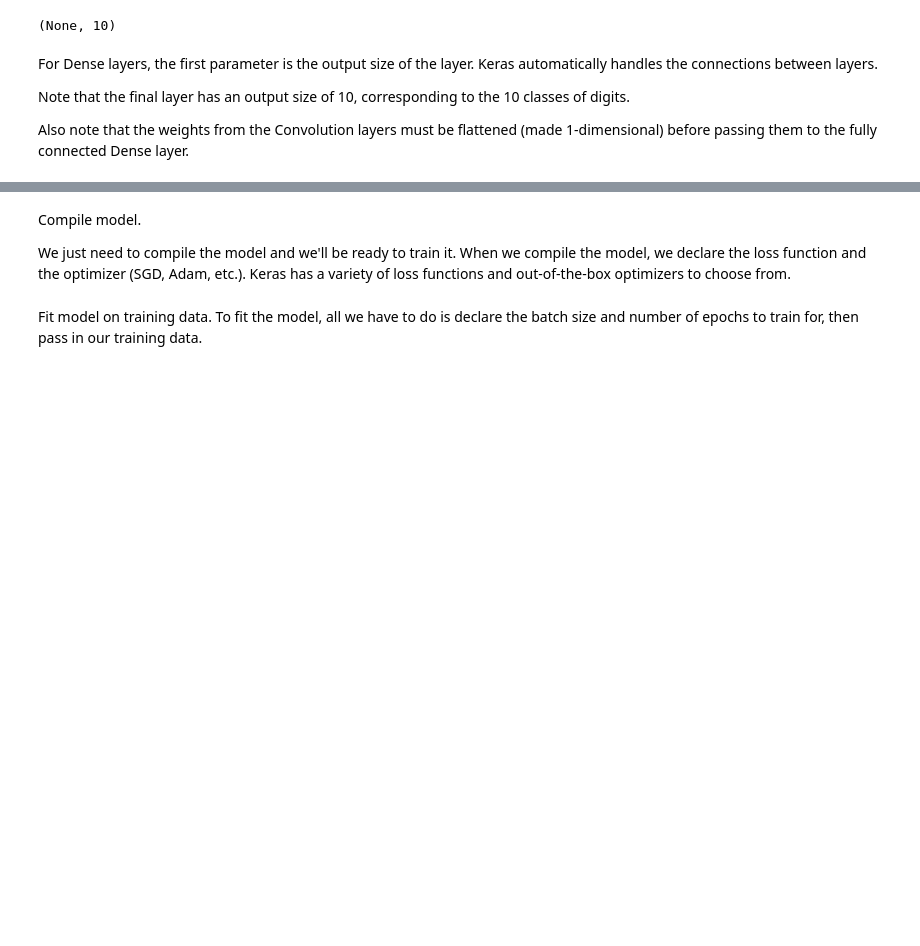
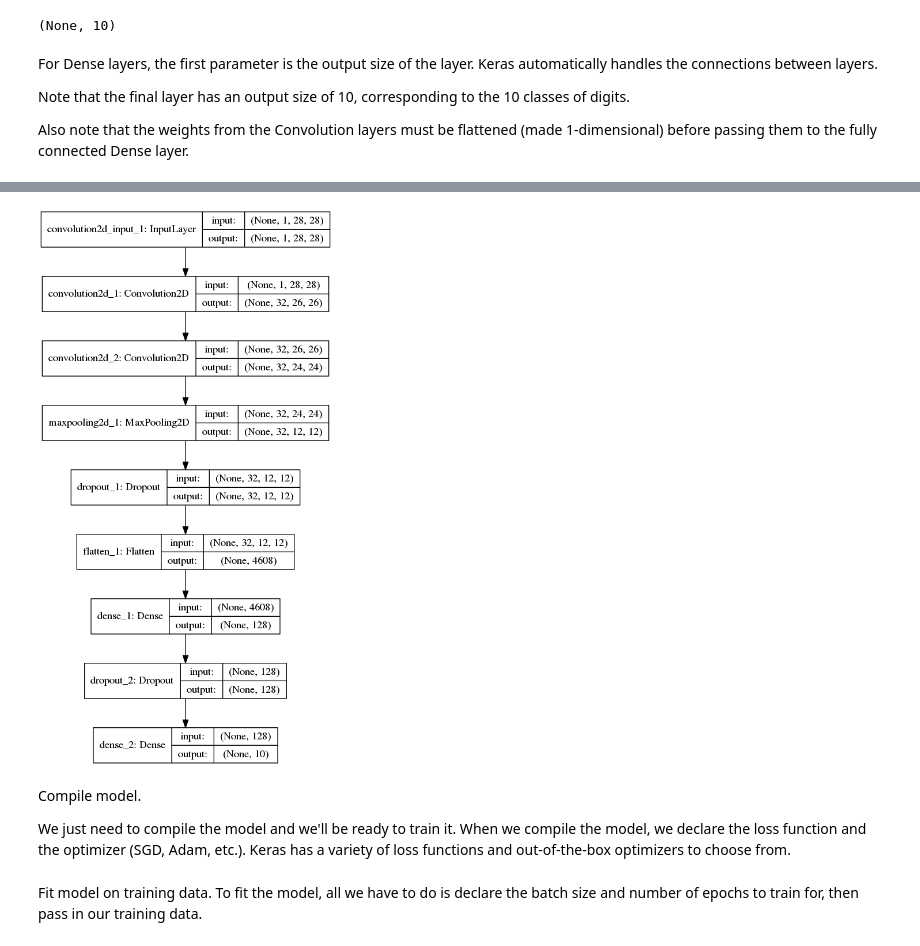
Before and after one commit to bapoczos/keras-mnist-ipython, a Jupyter notebook: Keras_mnist_tutorial_v1.ipynb, the cells around one changed output, grey strips where cells are left out. Drawn from its saved outputs; the diff is of its cells as text; code cells hidden in the pictures; blank space fills up the shorter version.

Commit message:
model pictures added

```diff
--- a/Keras_mnist_tutorial_v1.ipynb
+++ b/Keras_mnist_tutorial_v1.ipynb
@@ -196,3 +226,7 @@ Also note that the weights from the Convolution layers must be flattened (made 1
+# %%
+Image("model.png")
+# %% [output]
+[figure, added]
 # %% [markdown]
 Compile model.
 
```
Also changed, not shown: parts of 8 cells of this notebook.
